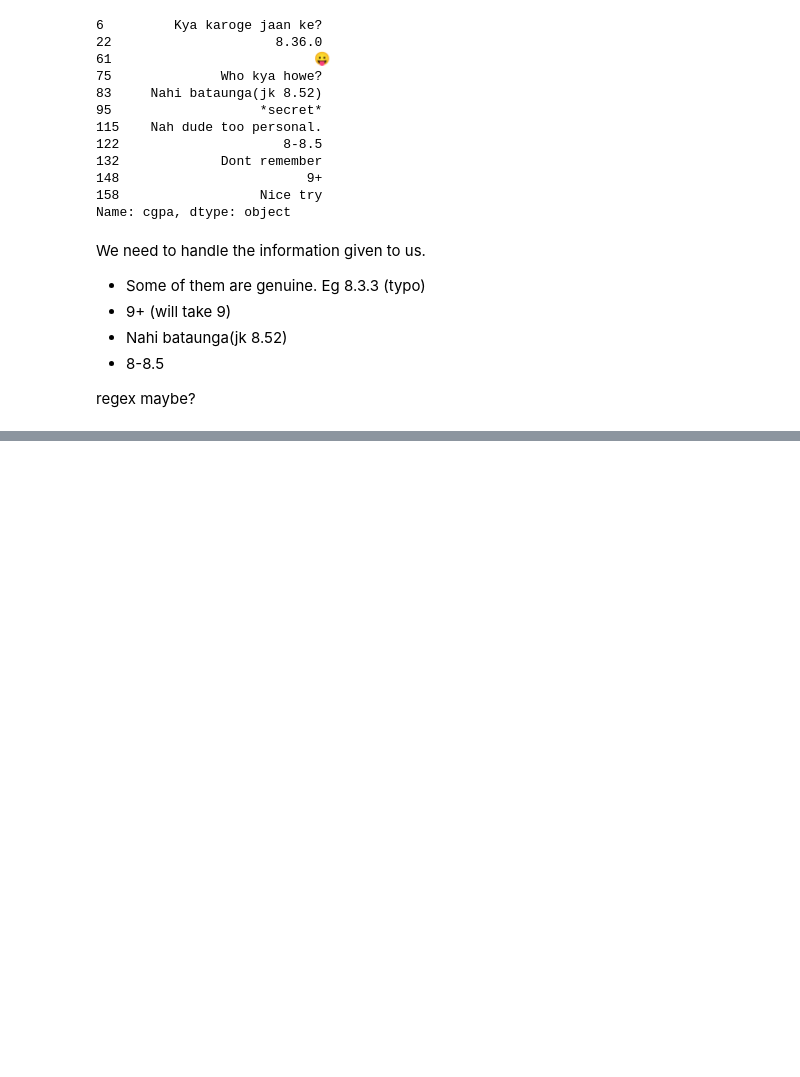
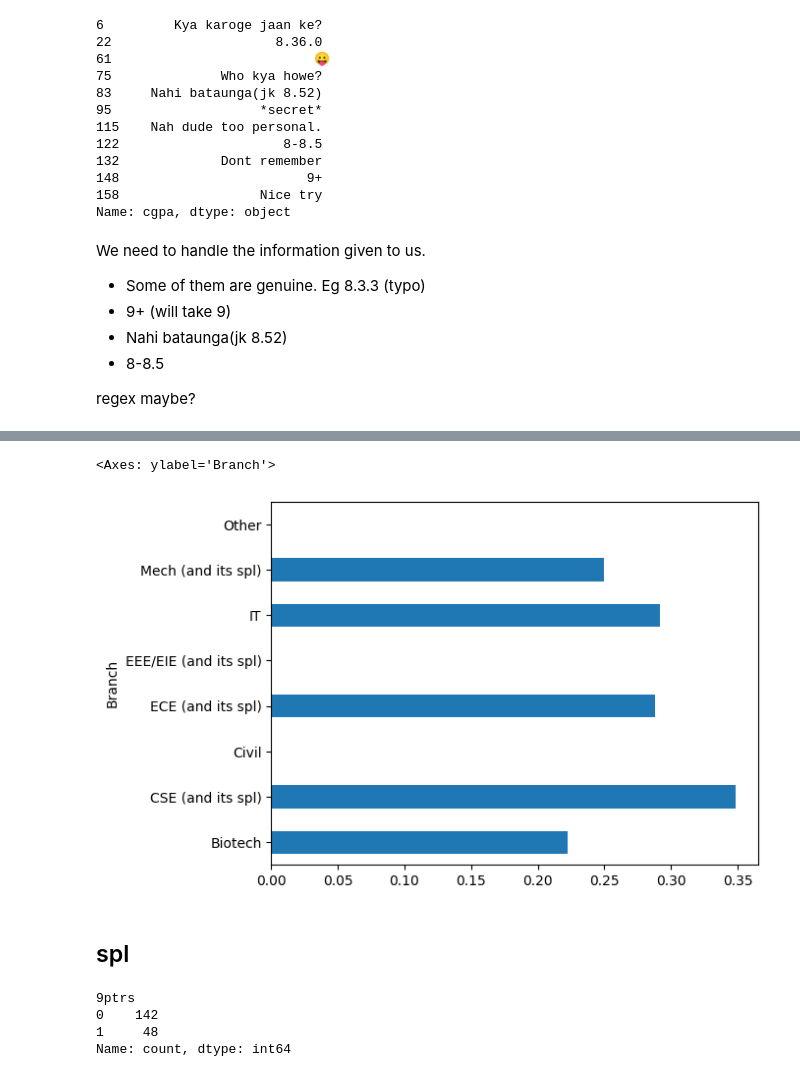
Before and after one commit to anewsha/cgpa_analysis, a Jupyter notebook: data_processing.ipynb, the cells around one changed output, grey strips where cells are left out. Cells and saved outputs as stored; diff of their text form; code cells hidden in the pictures; blank space fills up the shorter version.

```diff
--- a/data_processing.ipynb
+++ b/data_processing.ipynb
@@ -147,0 +217,8 @@ IndexError: list index out of range
+# %%
+# Among each of the branch, the proportion of 9 pointers. CSE had 35% of them as 9 pointers.
+df_processed.groupby('Branch')['cgpa'].apply(lambda x: (x>=9).mean()).dropna().plot(kind='barh')
+# %% [output]
+<Axes: ylabel='Branch'>
+[figure, added]
+# %% [markdown]
+## spl
@@ -147,0 +233,7 @@ IndexError: list index out of range
+# %%
+df_processed['9ptrs'].value_counts()
+# %% [output]
+9ptrs
+0    142
+1     48
+Name: count, dtype: int64
```
Also changed, not shown: parts of 17 cells of this notebook, 11 other files.
